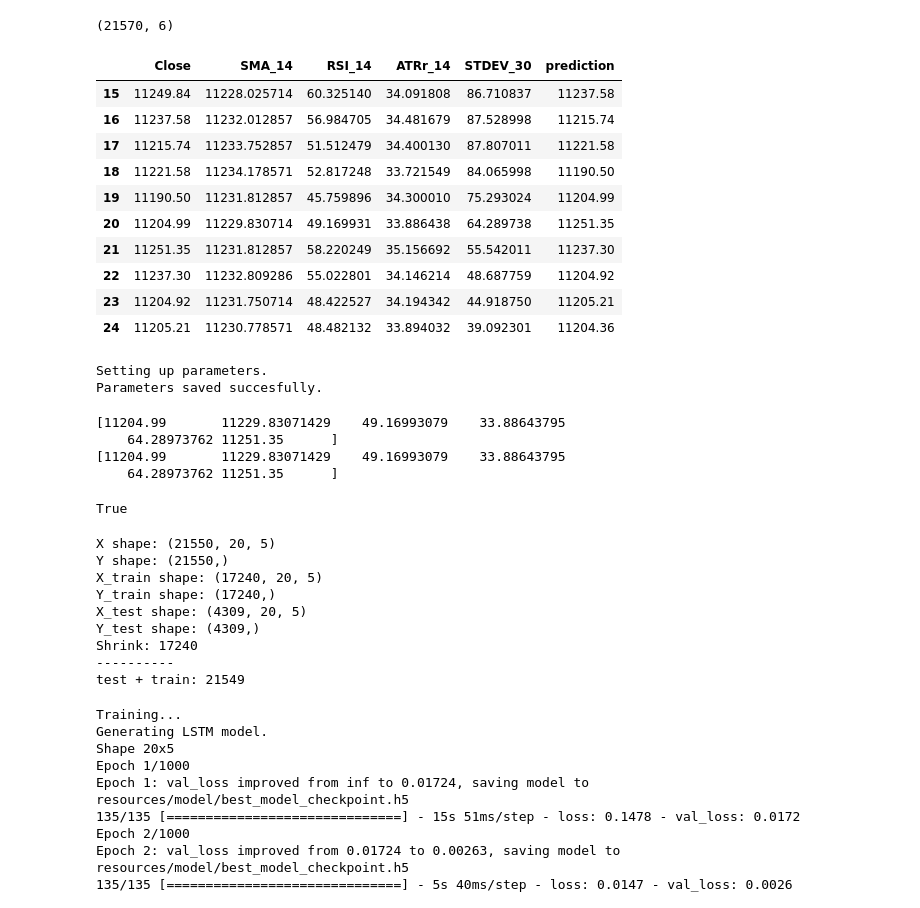
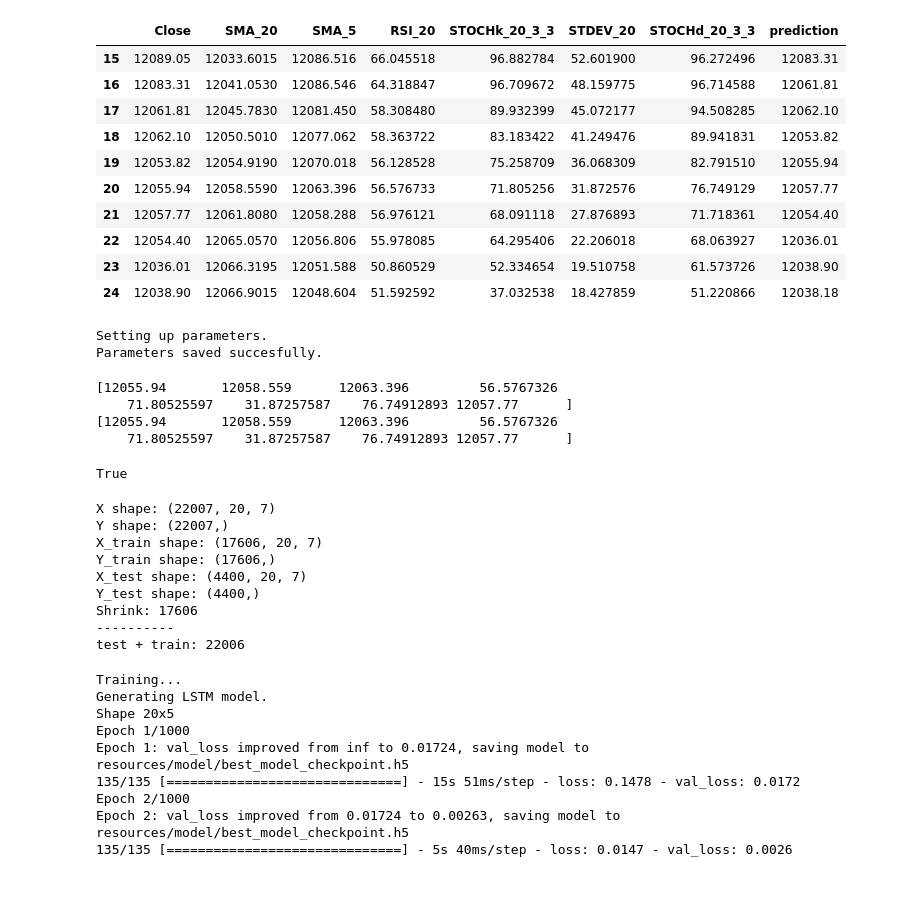
Before and after one commit to JhonSanz/lstm_price_close_prediction, a Jupyter notebook: jupyter_lstm.ipynb, the cells around one changed output. Cells and saved outputs as stored; diff of their text form; code cells hidden in the pictures.

Commit message:
Added new indicators.

```diff
--- a/jupyter_lstm.ipynb
+++ b/jupyter_lstm.ipynb
@@ -20,6 +22,4 @@ from sklearn.model_selection import train_test_split
 # %%
-CANDLES_HISTORY = 20
-
 # if os.path.exists("resources/model"):
 #     rmtree("resources/model")
 # if os.path.exists("resources/parameters"):
@@ -51,28 +51,27 @@ def create_model(shape_examples, shape_features):
 # %%
 try:
     df = pd.read_csv("resources/test.csv")
 except FileNotFoundError:
     print(colored('Creating missing file.', 'red'))
     get_data()
     df = pd.read_csv("resources/test.csv")
+
 df = df.iloc[48680:, :]
-df.reset_index(inplace=True)
-df = df[["Close", "SMA_14",	"RSI_14", "ATRr_14", "STDEV_30", "prediction"]]
-print(df.shape)
+df.reset_index(inplace=True, drop=True)
+df = df[["Close"] + get_column_indicators(df) + ["prediction"]]
 df[(CANDLES_HISTORY - 5):(CANDLES_HISTORY + 5)]
 # %% [output]
-(21570, 6)
-|  | Close | SMA_14 | RSI_14 | ATRr_14 | STDEV_30 | prediction |
-| 15 | 11249.84 | 11228.025714 | 60.325140 | 34.091808 | 86.710837 | 11237.58 |
-| 16 | 11237.58 | 11232.012857 | 56.984705 | 34.481679 | 87.528998 | 11215.74 |
-| 17 | 11215.74 | 11233.752857 | 51.512479 | 34.400130 | 87.807011 | 11221.58 |
-| 18 | 11221.58 | 11234.178571 | 52.817248 | 33.721549 | 84.065998 | 11190.50 |
-| 19 | 11190.50 | 11231.812857 | 45.759896 | 34.300010 | 75.293024 | 11204.99 |
-| 20 | 11204.99 | 11229.830714 | 49.169931 | 33.886438 | 64.289738 | 11251.35 |
-| 21 | 11251.35 | 11231.812857 | 58.220249 | 35.156692 | 55.542011 | 11237.30 |
-| 22 | 11237.30 | 11232.809286 | 55.022801 | 34.146214 | 48.687759 | 11204.92 |
-| 23 | 11204.92 | 11231.750714 | 48.422527 | 34.194342 | 44.918750 | 11205.21 |
-| 24 | 11205.21 | 11230.778571 | 48.482132 | 33.894032 | 39.092301 | 11204.36 |
+|  | Close | SMA_20 | SMA_5 | RSI_20 | STOCHk_20_3_3 | STDEV_20 | STOCHd_20_3_3 | prediction |
+| 15 | 12089.05 | 12033.6015 | 12086.516 | 66.045518 | 96.882784 | 52.601900 | 96.272496 | 12083.31 |
+| 16 | 12083.31 | 12041.0530 | 12086.546 | 64.318847 | 96.709672 | 48.159775 | 96.714588 | 12061.81 |
+| 17 | 12061.81 | 12045.7830 | 12081.450 | 58.308480 | 89.932399 | 45.072177 | 94.508285 | 12062.10 |
+| 18 | 12062.10 | 12050.5010 | 12077.062 | 58.363722 | 83.183422 | 41.249476 | 89.941831 | 12053.82 |
+| 19 | 12053.82 | 12054.9190 | 12070.018 | 56.128528 | 75.258709 | 36.068309 | 82.791510 | 12055.94 |
+| 20 | 12055.94 | 12058.5590 | 12063.396 | 56.576733 | 71.805256 | 31.872576 | 76.749129 | 12057.77 |
+| 21 | 12057.77 | 12061.8080 | 12058.288 | 56.976121 | 68.091118 | 27.876893 | 71.718361 | 12054.40 |
+| 22 | 12054.40 | 12065.0570 | 12056.806 | 55.978085 | 64.295406 | 22.206018 | 68.063927 | 12036.01 |
+| 23 | 12036.01 | 12066.3195 | 12051.588 | 50.860529 | 52.334654 | 19.510758 | 61.573726 | 12038.90 |
+| 24 | 12038.90 | 12066.9015 | 12048.604 | 51.592592 | 37.032538 | 18.427859 | 51.220866 | 12038.18 |
 # %%
 try:
     X = np.load('resources/parameters/X.npy')
@@ -98,7 +97,7 @@ Setting up parameters.
 Parameters saved succesfully.
 # %%
 check_split_df = pd.DataFrame(X[CANDLES_HISTORY])
-check_split_df["5"] = Y[0:CANDLES_HISTORY]
+check_split_df["prediction"] = Y[0:CANDLES_HISTORY]
 check_split_df = scaler.inverse_transform(check_split_df.values)
 check_split_df = pd.DataFrame(check_split_df)
 print(check_split_df.loc[0].values)
@@ -106,10 +105,10 @@ print(df.loc[CANDLES_HISTORY].values)
 
 all(check_split_df.loc[0].values.round() == df.loc[CANDLES_HISTORY].values.round())
 # %% [output]
-[11204.99       11229.83071429    49.16993079    33.88643795
-    64.28973762 11251.35      ]
-[11204.99       11229.83071429    49.16993079    33.88643795
-    64.28973762 11251.35      ]
+[12055.94       12058.559      12063.396         56.5767326
+    71.80525597    31.87257587    76.74912893 12057.77      ]
+[12055.94       12058.559      12063.396         56.5767326
+    71.80525597    31.87257587    76.74912893 12057.77      ]
 True
 # %%
 print(colored(f'X shape: {X.shape}', 'yellow'))
@@ -151,15 +150,15 @@ print('test + train:', colored(
     ) else 'red'
 ))
 # %% [output]
-X shape: (21550, 20, 5)
-Y shape: (21550,)
-X_train shape: (17240, 20, 5)
-Y_train shape: (17240,)
-X_test shape: (4309, 20, 5)
-Y_test shape: (4309,)
-Shrink: 17240
+X shape: (22007, 20, 7)
+Y shape: (22007,)
+X_train shape: (17606, 20, 7)
+Y_train shape: (17606,)
+X_test shape: (4400, 20, 7)
+Y_test shape: (4400,)
+Shrink: 17606
 ----------
-test + train: 21549
+test + train: 22006
 # %%
 try:
     model = load_model('resources/model/my_model_sequential.h5')
```
Also changed, not shown: parts of 1 cell of this notebook, 4 other files.
